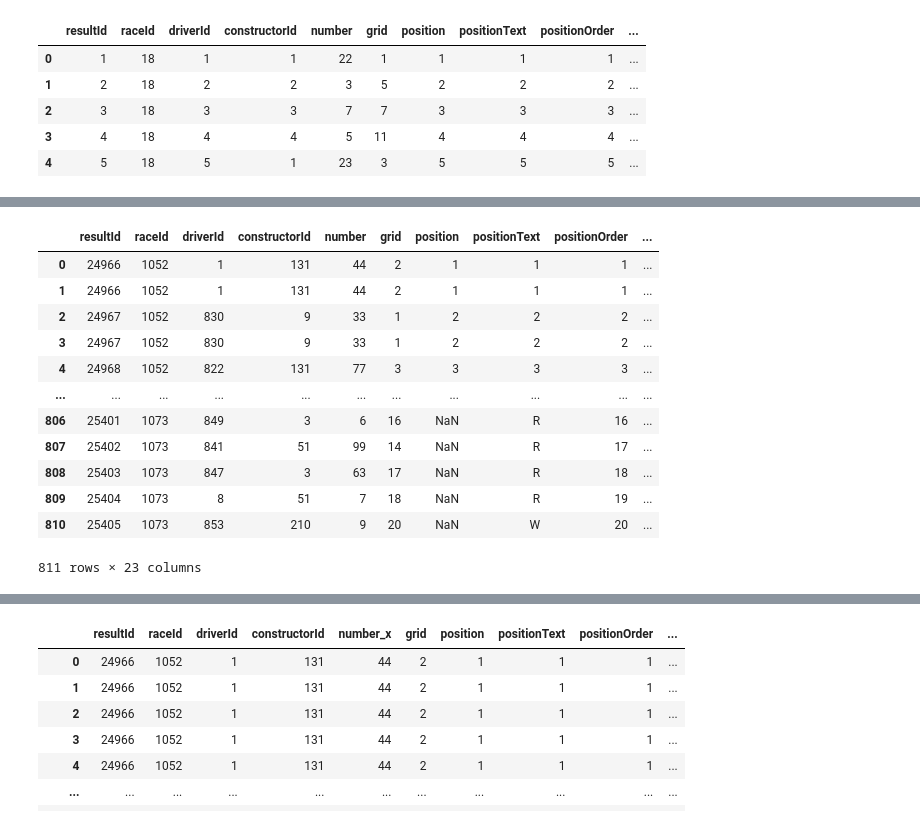
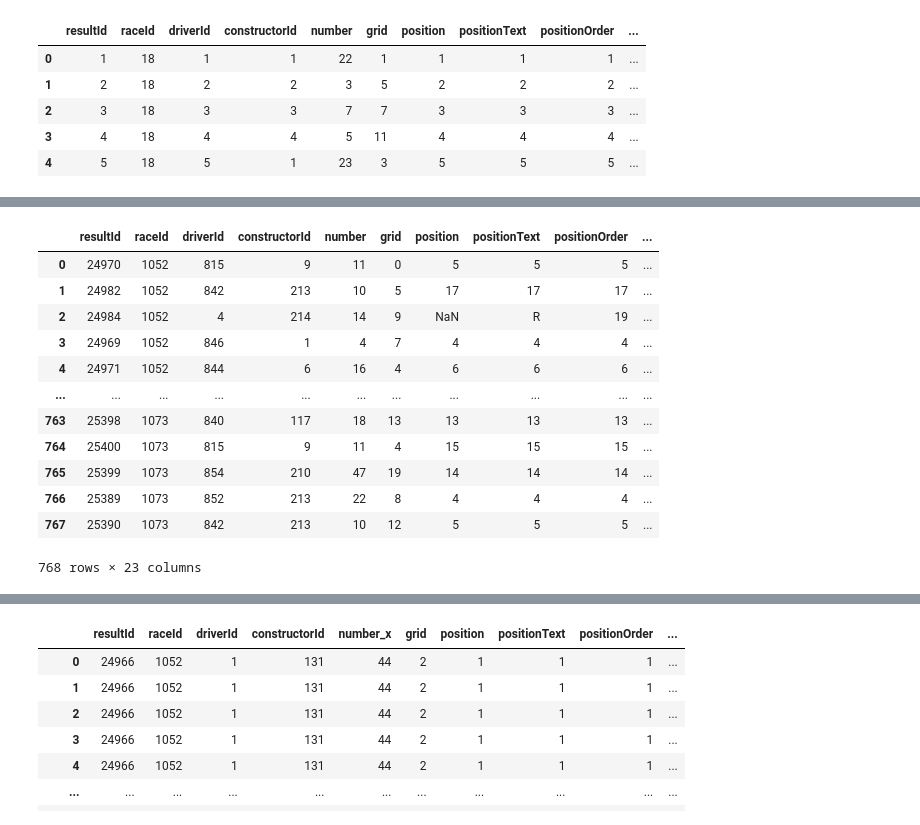
Before and after one commit to RyanBCole/Group-4, a Jupyter notebook: Rough Thurs V3.ipynb, the cells around one changed output, grey strips where cells are left out. Cells and saved outputs as stored; diff of their text form; code cells hidden in the pictures.

```diff
--- a/Rough Thurs V3.ipynb
+++ b/Rough Thurs V3.ipynb
@@ -124,17 +124,17 @@ memory usage: 48.0+ KB
 # %%
-df3 = pd.merge(df, df2, on=["raceId", "driverId"],how="left")
+df3 = pd.merge(df, df2, on=["raceId", "driverId"],how="right")
 df3
 # %% [output]
 |  | resultId | raceId | driverId | constructorId | number | grid | position | positionText | positionOrder | ... |
-| 0 | 24966 | 1052 | 1 | 131 | 44 | 2 | 1 | 1 | 1 | ... |
-| 1 | 24966 | 1052 | 1 | 131 | 44 | 2 | 1 | 1 | 1 | ... |
-| 2 | 24967 | 1052 | 830 | 9 | 33 | 1 | 2 | 2 | 2 | ... |
-| 3 | 24967 | 1052 | 830 | 9 | 33 | 1 | 2 | 2 | 2 | ... |
-| 4 | 24968 | 1052 | 822 | 131 | 77 | 3 | 3 | 3 | 3 | ... |
+| 0 | 24970 | 1052 | 815 | 9 | 11 | 0 | 5 | 5 | 5 | ... |
+| 1 | 24982 | 1052 | 842 | 213 | 10 | 5 | 17 | 17 | 17 | ... |
+| 2 | 24984 | 1052 | 4 | 214 | 14 | 9 | NaN | R | 19 | ... |
+| 3 | 24969 | 1052 | 846 | 1 | 4 | 7 | 4 | 4 | 4 | ... |
+| 4 | 24971 | 1052 | 844 | 6 | 16 | 4 | 6 | 6 | 6 | ... |
 | ... | ... | ... | ... | ... | ... | ... | ... | ... | ... | ... |
-| 806 | 25401 | 1073 | 849 | 3 | 6 | 16 | NaN | R | 16 | ... |
-| 807 | 25402 | 1073 | 841 | 51 | 99 | 14 | NaN | R | 17 | ... |
-| 808 | 25403 | 1073 | 847 | 3 | 63 | 17 | NaN | R | 18 | ... |
-| 809 | 25404 | 1073 | 8 | 51 | 7 | 18 | NaN | R | 19 | ... |
-| 810 | 25405 | 1073 | 853 | 210 | 9 | 20 | NaN | W | 20 | ... |
+| 763 | 25398 | 1073 | 840 | 117 | 18 | 13 | 13 | 13 | 13 | ... |
+| 764 | 25400 | 1073 | 815 | 9 | 11 | 4 | 15 | 15 | 15 | ... |
+| 765 | 25399 | 1073 | 854 | 210 | 47 | 19 | 14 | 14 | 14 | ... |
+| 766 | 25389 | 1073 | 852 | 213 | 22 | 8 | 4 | 4 | 4 | ... |
+| 767 | 25390 | 1073 | 842 | 213 | 10 | 12 | 5 | 5 | 5 | ... |
-811 rows × 23 columns
+768 rows × 23 columns
```
Also changed, not shown: parts of 23 cells of this notebook.
